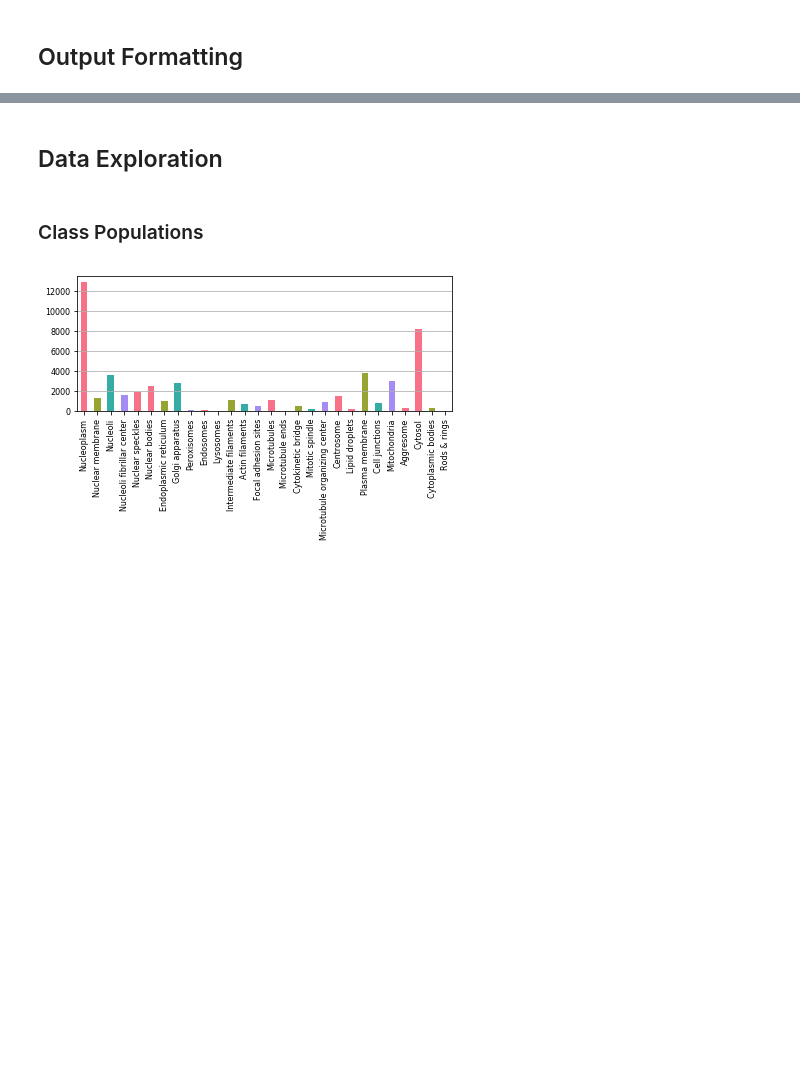
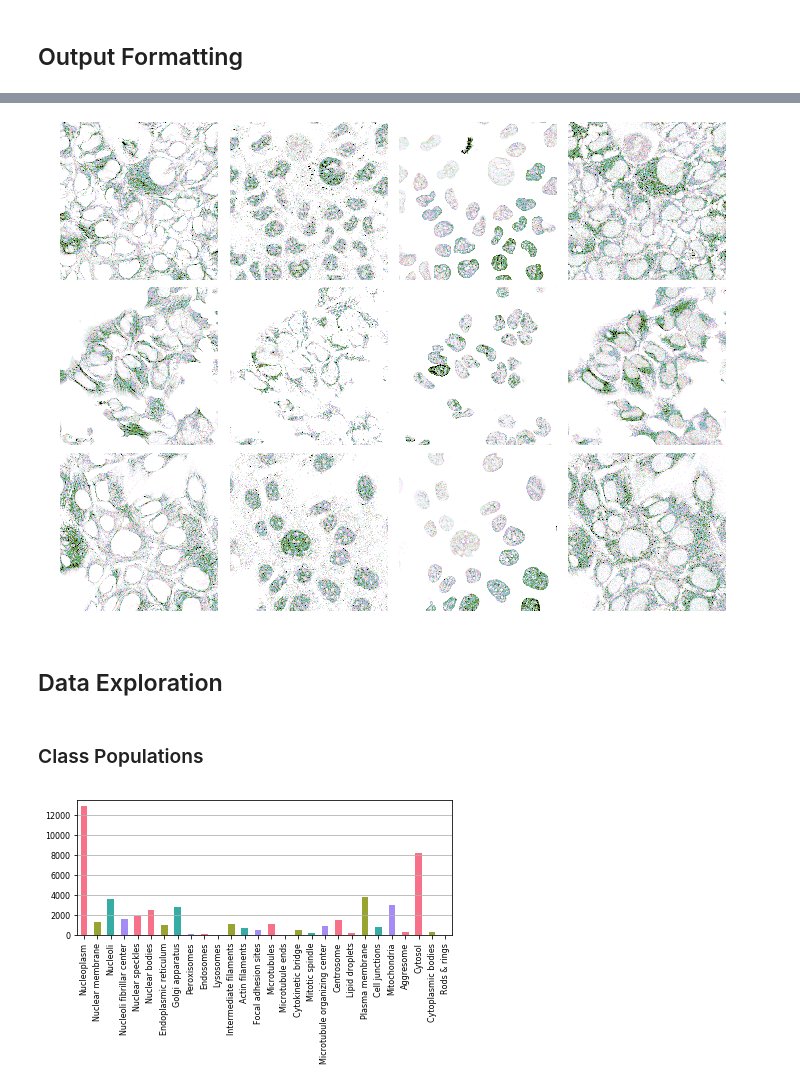
Before and after one commit to eldrtimo/protein, a Jupyter notebook: examples.ipynb, the cells around one changed output, grey strips where cells are left out. Saved outputs shown, nothing was run; the diff lists cells and outputs as text; code cells hidden in the pictures; blank space fills up the shorter version.

```diff
--- a/examples.ipynb
+++ b/examples.ipynb
@@ -90,0 +70,13 @@ sns.set_palette("husl",n_colors = 4)
+# %%
+def make_cmap(as_cmap = False):
+    return sns.cubehelix_palette(
+        n_colors = 256,
+        start = 1.5,
+        rot = 2.0,
+        gamma = .2,
+        dark = 0,
+        light = 1,
+        hue = 1,
+        as_cmap = as_cmap
+    )
+sns.palplot(make_cmap())
@@ -90,0 +85,19 @@ sns.set_palette("husl",n_colors = 4)
+# %%
+bins = np.linspace(0,1,128)
+# %%
+from skimage.exposure import equalize_adapthist, equalize_hist
+width = 3.0
+n_samples = 3
+cmap = make_cmap(as_cmap = True)
+imgs = train.get_images(train.any(27).sample(n_samples).index)
+fig = plt.figure(figsize = (train.n_channels*width,n_samples*width))
+gs = GridSpec(n_samples,test.n_channels, hspace = 0.05, wspace = 0.05)
+for chan in range(train.n_channels):
+    for sample in range(n_samples):
+        band = imgs[sample,:,:,chan]
+        band = np.digitize(band,bins)
+        ax = plt.subplot(gs[sample,chan])
+        ax.imshow(equalize_hist(band), cmap = cmap)
+        ax.set_axis_off()
+# %% [output]
+[figure, added]
```
Also changed, not shown: parts of 15 cells of this notebook, 3 other files.
